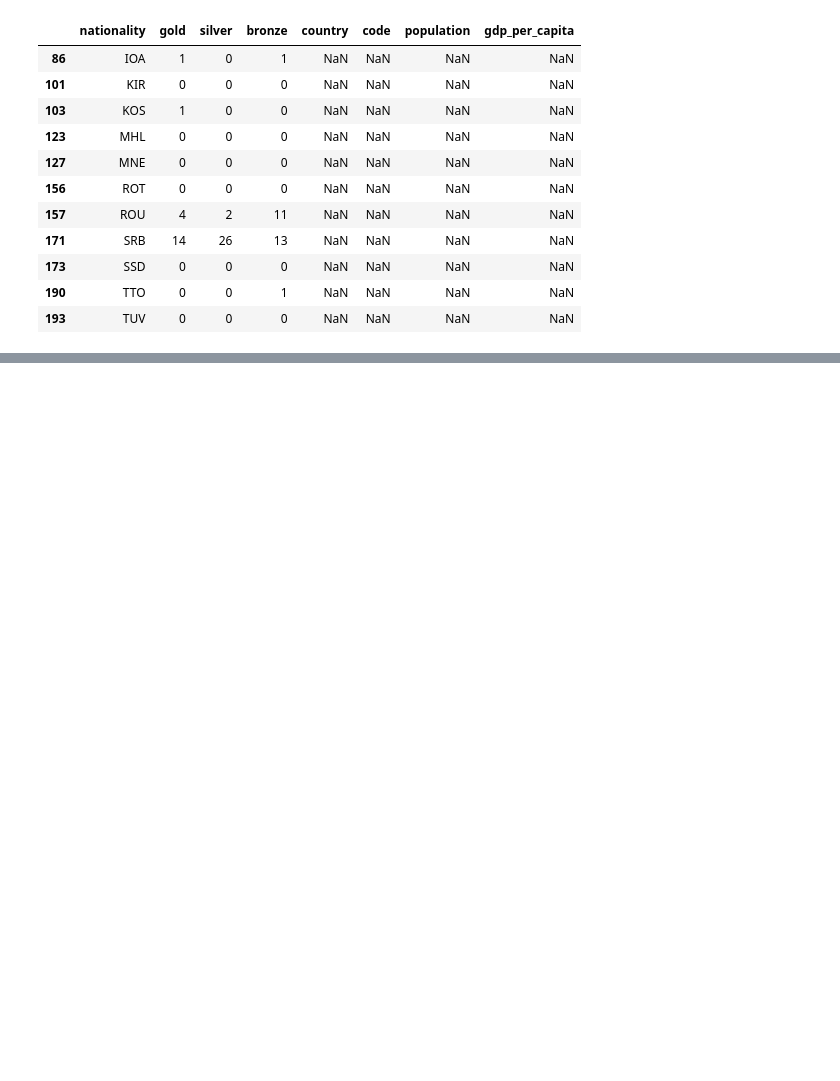
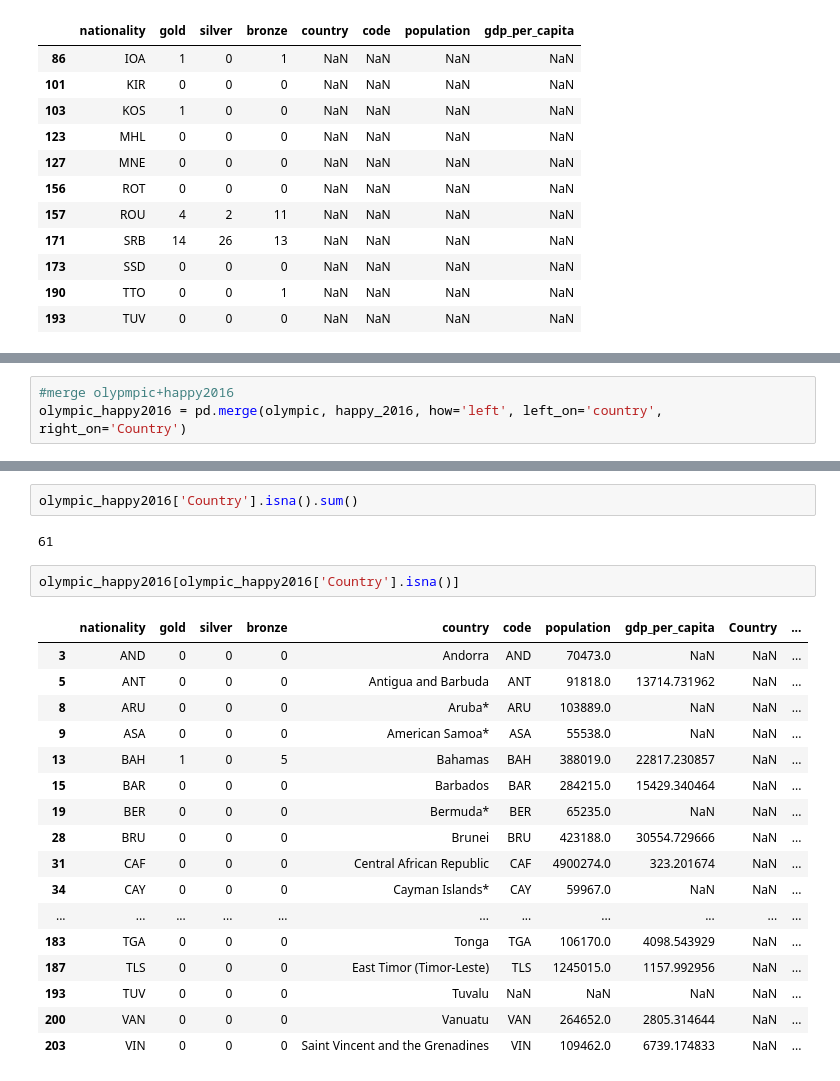
Before and after one commit to billychoy/Descriptive-Analysis-World-Happiness-Index-and-Olympic-Game, a Jupyter notebook: GroupProject.ipynb, the cells around one changed output, grey strips where cells are left out. Saved outputs shown, nothing was run; the diff lists cells and outputs as text; blank space fills up the shorter version.

```diff
--- a/GroupProject.ipynb
+++ b/GroupProject.ipynb
@@ -141,0 +330,3 @@ olympic[olympic['nationality'] == 'TUV']
+# %%
+#merge olypmpic+happy2016
+olympic_happy2016 = pd.merge(olympic, happy_2016, how='left', left_on='country', right_on='Country')
@@ -141,0 +342,24 @@ olympic[olympic['nationality'] == 'TUV']
+# %%
+olympic_happy2016['Country'].isna().sum()
+# %% [output]
+61
+# %%
+olympic_happy2016[olympic_happy2016['Country'].isna()]
+# %% [output]
+|  | nationality | gold | silver | bronze | country | code | population | gdp_per_capita | Country | ... |
+| 3 | AND | 0 | 0 | 0 | Andorra | AND | 70473.0 | NaN | NaN | ... |
+| 5 | ANT | 0 | 0 | 0 | Antigua and Barbuda | ANT | 91818.0 | 13714.731962 | NaN | ... |
+| 8 | ARU | 0 | 0 | 0 | Aruba* | ARU | 103889.0 | NaN | NaN | ... |
+| 9 | ASA | 0 | 0 | 0 | American Samoa* | ASA | 55538.0 | NaN | NaN | ... |
+| 13 | BAH | 1 | 0 | 5 | Bahamas | BAH | 388019.0 | 22817.230857 | NaN | ... |
+| 15 | BAR | 0 | 0 | 0 | Barbados | BAR | 284215.0 | 15429.340464 | NaN | ... |
+| 19 | BER | 0 | 0 | 0 | Bermuda* | BER | 65235.0 | NaN | NaN | ... |
+| 28 | BRU | 0 | 0 | 0 | Brunei | BRU | 423188.0 | 30554.729666 | NaN | ... |
+| 31 | CAF | 0 | 0 | 0 | Central African Republic | CAF | 4900274.0 | 323.201674 | NaN | ... |
+| 34 | CAY | 0 | 0 | 0 | Cayman Islands* | CAY | 59967.0 | NaN | NaN | ... |
+| ... | ... | ... | ... | ... | ... | ... | ... | ... | ... | ... |
+| 183 | TGA | 0 | 0 | 0 | Tonga | TGA | 106170.0 | 4098.543929 | NaN | ... |
+| 187 | TLS | 0 | 0 | 0 | East Timor (Timor-Leste) | TLS | 1245015.0 | 1157.992956 | NaN | ... |
+| 193 | TUV | 0 | 0 | 0 | Tuvalu | NaN | NaN | NaN | NaN | ... |
+| 200 | VAN | 0 | 0 | 0 | Vanuatu | VAN | 264652.0 | 2805.314644 | NaN | ... |
+| 203 | VIN | 0 | 0 | 0 | Saint Vincent and the Grenadines | VIN | 109462.0 | 6739.174833 | NaN | ... |
```
Also changed, not shown: parts of 53 cells of this notebook.
